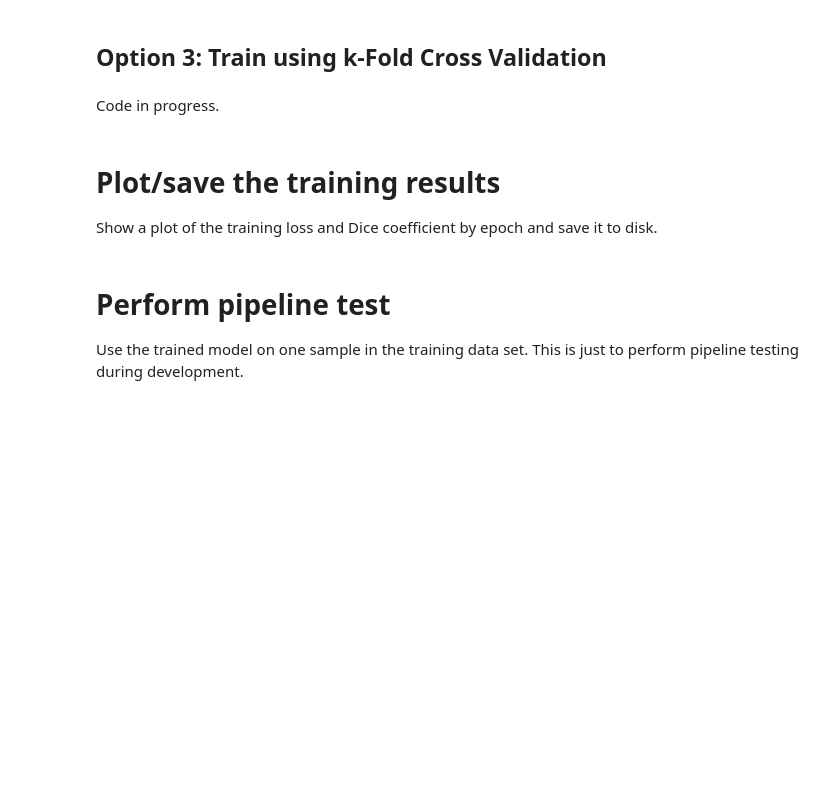
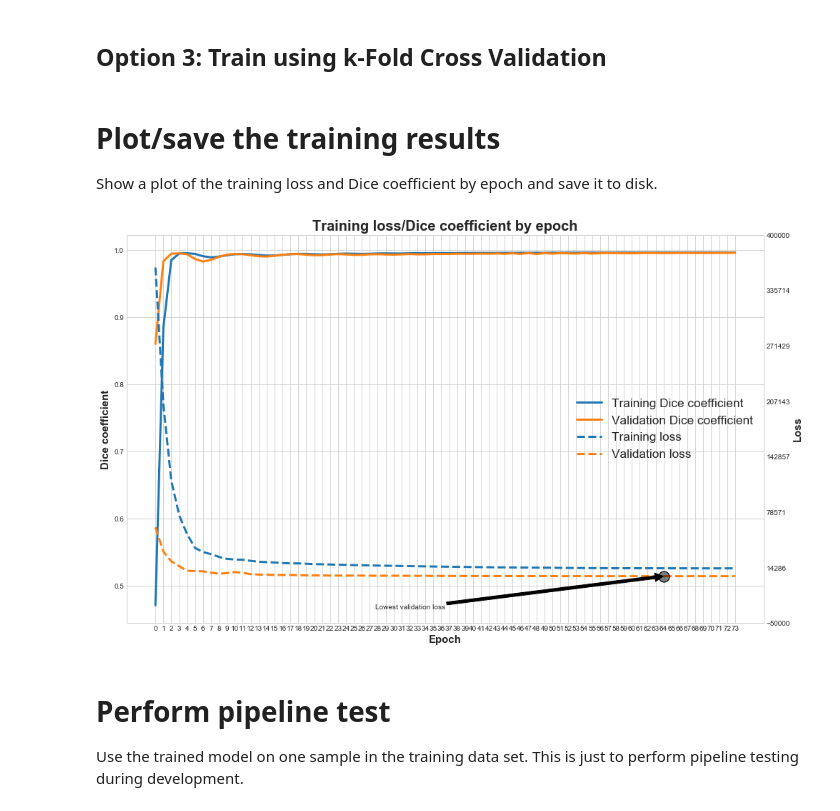
Before and after one commit to GeoffBreemer/DLToolkit, a Jupyter notebook: thesis/DECiSION_train.ipynb, the cells around one changed output. Saved outputs shown, nothing was run; the diff lists cells and outputs as text; code cells hidden in the pictures; blank space fills up the shorter version.

```diff
--- a/thesis/DECiSION_train.ipynb
+++ b/thesis/DECiSION_train.ipynb
@@ -242,23 +262,20 @@ Instantiate the U-Net model. Use different versions of the `build_model_XXX()` f
 # %%
 unet = UNet_NN(img_height=settings.IMG_HEIGHT,
-               img_width=settings.IMG_WIDTH,
-               img_channels=settings.IMG_CHANNELS,
-               num_classes=settings.NUM_CLASSES,
-               dropout_rate=settings.TRN_DROPOUT_RATE)
-model = unet.build_model_BRAIN_3layer(use_bn=True, use_dropout=False)
-# model = unet.build_model_BRAIN_4layer(use_bn=True, use_dropout=False)
+           img_width=settings.IMG_WIDTH,
+           img_channels=settings.IMG_CHANNELS,
+           num_classes=settings.NUM_CLASSES,
+           dropout_rate=settings.TRN_DROPOUT_RATE)
+
+model, opt, loss = create_model(unet)
 # %% [markdown]
 # Create paths
 This cell just creates a few paths used later to save training output (e.g. the model architecture, training results and so on).
 # %%
-model_path = os.path.join(
-    settings.MODEL_PATH, "DECiSION_" + unet.title + "_ep{}.model".format(settings.TRN_NUM_EPOCH))
-summ_path = os.path.join(
-    settings.OUTPUT_PATH, "DECiSION_" + unet.title + "_model_summary.txt")
-csv_path = os.path.join(
-    settings.OUTPUT_PATH, "DECiSION_" + unet.title + "_training_ep{}_bs{}.csv".format(
-        settings.TRN_NUM_EPOCH,
-        settings.TRN_BATCH_SIZE))
+prefix = "DECiSION_" + unet.title + "_BS" + "{:03}".format(settings.TRN_BATCH_SIZE)
+
+model_path = os.path.join(settings.MODEL_PATH, prefix + ".model")
+summ_path = os.path.join(settings.OUTPUT_PATH, prefix + "_model_summary.txt")
+csv_path = os.path.join(settings.OUTPUT_PATH, prefix + "_training.csv")
 # %% [markdown]
 # Save/print model architecture information
 Save the model's architecture to a file, print it in the cell below and save a diagram to disk.
@@ -424,7 +488,7 @@ if USE_GENERATORS:
 # %% [markdown]
 ## Option 2: Train using all data loaded in memory
 # %%
-if not USE_GENERATORS:
+if not USE_GENERATORS and not USE_KFOLD_CV:
     start_time = time.time()
 
     if USE_VALIDATION_SET:
@@ -458,7 +522,5 @@ if not USE_GENERATORS:
     print("\n\nElapsed training time: {:.2f} min.".format(int((time.time() - start_time))/60))
 # %% [markdown]
 ## Option 3: Train using k-Fold Cross Validation
-# %% [markdown]
-Code in progress.
 # %%
 if USE_KFOLD_CV:
@@ -569,12 +610,14 @@ Show a plot of the training loss and Dice coefficient by epoch and save it to di
 # %%
 if not USE_KFOLD_CV:
     plot_training_history(hist,
                           show=True,
-                          save_path=settings.OUTPUT_PATH + unet.title,
-                          time_stamp=True,
-                          metric="dice_coef")
+                          save_path=os.path.join(settings.OUTPUT_PATH, prefix),
+                          time_stamp=False,
+                          metric="dice_coef_t")
 else:
     print("Using cross-validation, no training history saved.")
+# %% [output]
+[figure, added]
 # %% [markdown]
 # Perform pipeline test
 Use the trained model on one sample in the training data set. This is just to perform pipeline testing during development.
```
Also changed, not shown: parts of 17 cells of this notebook, 18 other files.
